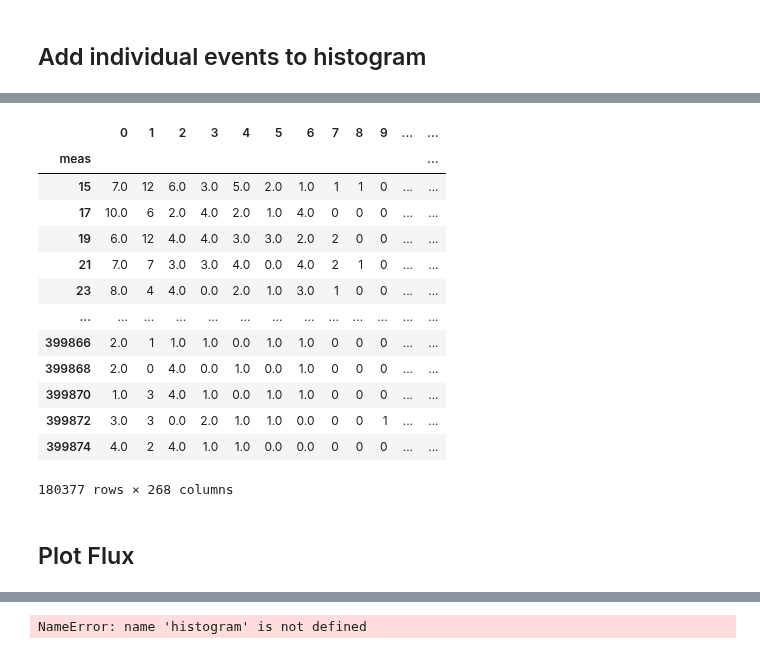
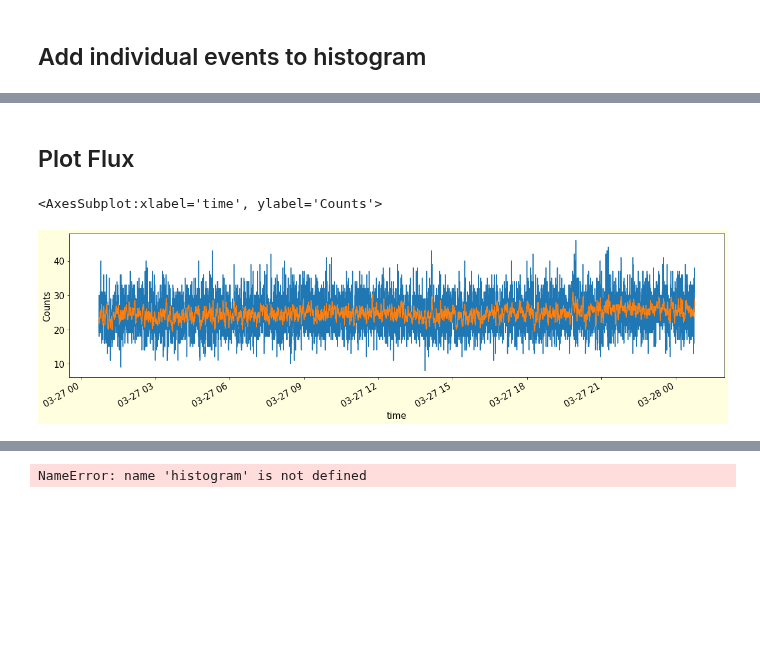
Before and after one commit to UniversalScientificTechnologies/GEODOS02, a Jupyter notebook: notebooks/GEODOS.ipynb, the cells around one changed output, grey strips where cells are left out. Saved outputs shown, nothing was run; the diff lists cells and outputs as text; code cells hidden in the pictures; blank space fills up the shorter version.

```diff
--- a/notebooks/GEODOS.ipynb
+++ b/notebooks/GEODOS.ipynb
@@ -18,15 +18,15 @@ Populating the interactive namespace from numpy and matplotlib
 # %% [markdown]
 ## Read Logfile
 # %%
-dto = '/storage/stations/LS/GEODOS/2023/02/20/'
+dto = '/storage/stations/LS/GEODOS/2023/03/27/'
 
 df = pd.DataFrame()
 
 for fto in glob.iglob(dto + '*'): # generator, search immediate subdirectories
     print(fto)
     l=[]
-    l.extend(range(0,53))
-    rdf = pd.read_table(fto, sep=',', header=None, names=l, comment='*',engine='c')
+    l.extend(range(0,1039))
+    rdf = pd.read_table(fto, sep=',', header=None, names=l, comment='*',engine='c',low_memory=False)
     df = pd.concat([df, rdf])
 
 
@@ -183,33 +73,39 @@ NameError: name 'df' is not defined
-# %%
-hits.iloc[:,40:300] = 0
-for i in range(len(hits)):
-    for j in range(hits.iloc[i,1]):
-        hits.iloc[i,int(40+hits.iloc[i,j*2+3])] +=1
-#hits.merge(hist)
-#hits.drop(hits.iloc[:,18:40], axis=1, inplace=True)
-histogram = pd.DataFrame()
-histogram = hist.iloc[:,11:18]
-histogram = histogram.join(hits.iloc[:,40+11:])
-histogram['temperature'] = hist[4]
-histogram['pressure'] = hist[3]
-histogram['voltage'] = hist[5]
-histogram['current'] = hist[6]
-histogram = histogram.rename(columns={x:y for x,y in zip(histogram.columns[:258],range(0,258))})
-histogram
-# %% [output]
-|  | 0 | 1 | 2 | 3 | 4 | 5 | 6 | 7 | 8 | 9 | ... | ... |
-| meas |  |  |  |  |  |  |  |  |  |  |  | ... |
-| 15 | 7.0 | 12 | 6.0 | 3.0 | 5.0 | 2.0 | 1.0 | 1 | 1 | 0 | ... | ... |
-| 17 | 10.0 | 6 | 2.0 | 4.0 | 2.0 | 1.0 | 4.0 | 0 | 0 | 0 | ... | ... |
-| 19 | 6.0 | 12 | 4.0 | 4.0 | 3.0 | 3.0 | 2.0 | 2 | 0 | 0 | ... | ... |
-| 21 | 7.0 | 7 | 3.0 | 3.0 | 4.0 | 0.0 | 4.0 | 2 | 1 | 0 | ... | ... |
-| 23 | 8.0 | 4 | 4.0 | 0.0 | 2.0 | 1.0 | 3.0 | 1 | 0 | 0 | ... | ... |
-| ... | ... | ... | ... | ... | ... | ... | ... | ... | ... | ... | ... | ... |
-| 399866 | 2.0 | 1 | 1.0 | 1.0 | 0.0 | 1.0 | 1.0 | 0 | 0 | 0 | ... | ... |
-| 399868 | 2.0 | 0 | 4.0 | 0.0 | 1.0 | 0.0 | 1.0 | 0 | 0 | 0 | ... | ... |
-| 399870 | 1.0 | 3 | 4.0 | 1.0 | 0.0 | 1.0 | 1.0 | 0 | 0 | 0 | ... | ... |
-| 399872 | 3.0 | 3 | 0.0 | 2.0 | 1.0 | 1.0 | 0.0 | 0 | 0 | 1 | ... | ... |
-| 399874 | 4.0 | 2 | 4.0 | 1.0 | 1.0 | 0.0 | 0.0 | 0 | 0 | 0 | ... | ... |
-180377 rows × 268 columns
+# %%
+hits = df.loc[df[1]=='$HITS'].copy()
+hits.iloc[:,2:] = hits.iloc[:,2:].apply(pd.to_numeric)
+hits['time'] = df.loc[df[1]=='$HITS'].iloc[:,0]
+hits['time'] = pd.to_datetime(hits['time'], unit='s')
+#hits.set_index('time', inplace=True)
+# %%
+histogram = pd.DataFrame(np.zeros((len(hits), 1100)))
+hist.reset_index(drop=True,inplace=True)
+histogram.iloc[:,0:LAST_CH-FIRST_CH] = hist.iloc[:,0:LAST_CH-FIRST_CH]
+
+for i in range(len(hits)):
+    for j in range(hits.iloc[i,2]):
+        histogram.iloc[i,int(hits.iloc[i,j*2+4]-(FIRST_CH-START_HIST))] +=1
+
+histogram['temperature'] = hist['temperature']
+histogram['pressure'] = hist['pressure']
+histogram['voltage'] = hist['voltage']
+histogram['current'] = hist['current']
+histogram['time'] = hist['time']
+histogram.set_index('time', drop=False, inplace=True);
 # %% [markdown]
 ## Plot Flux
+# %%
+histogram['flux'] = histogram.loc[:,0:1024].sum(axis=1)
+
+plt.figure(figsize=(20,5), facecolor='lightyellow')
+plt.tight_layout()
+matplotlib.rcParams.update({'font.size': 15})
+
+histogram['roll'] = histogram['flux'].rolling(10).mean()
+
+plt.ylabel('Counts')
+
+histogram['flux'].plot()
+histogram['roll'].plot()
+# %% [output]
+<AxesSubplot:xlabel='time', ylabel='Counts'>
+[figure, added]
```
Also changed, not shown: parts of 18 cells of this notebook.
